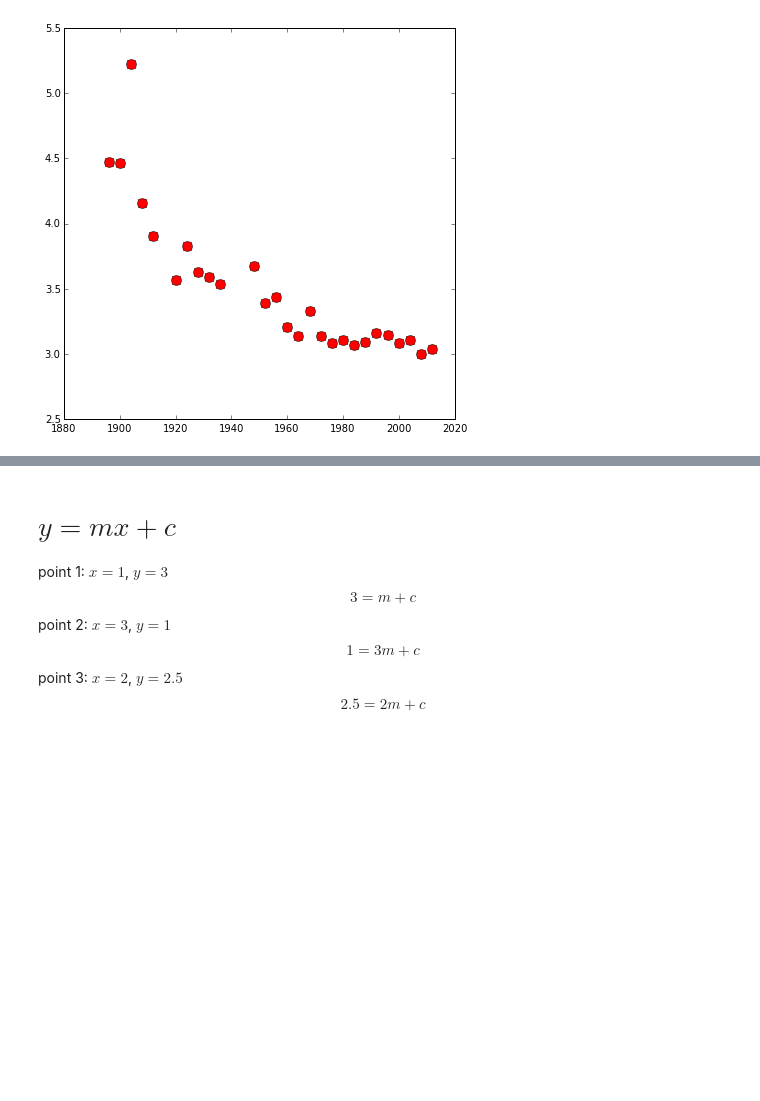
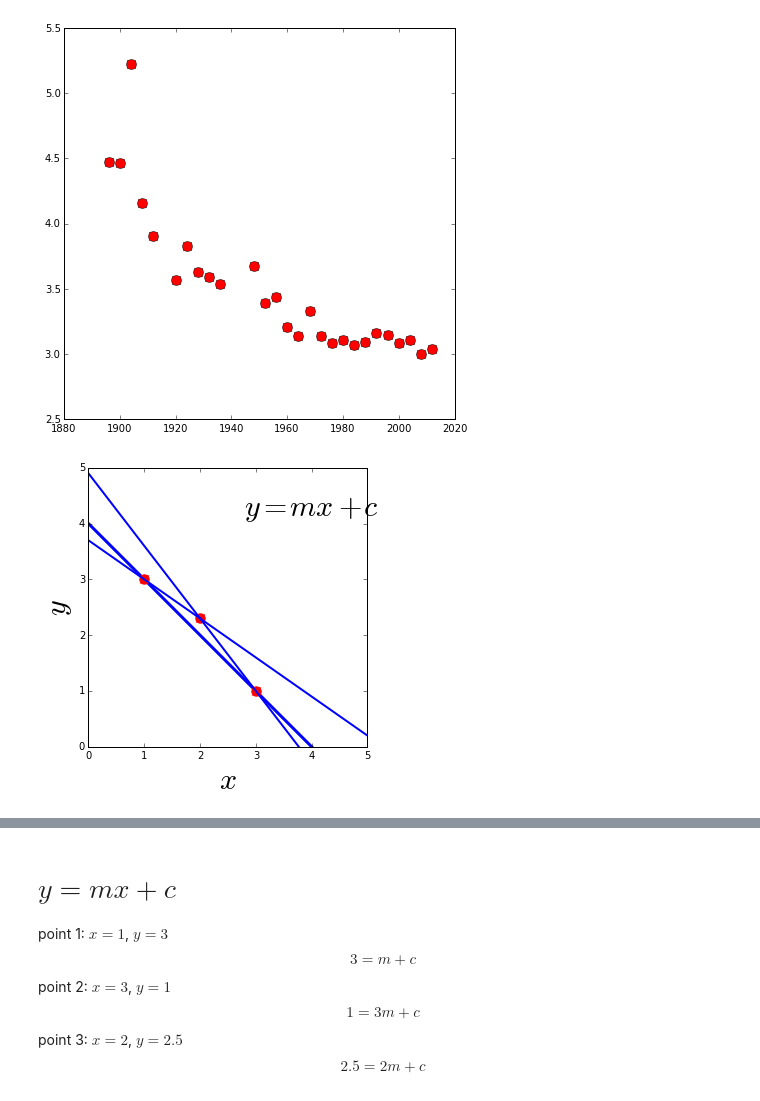
Before and after one commit to jizhihang/gpss, a Jupyter notebook: slides/gaussian_processes.ipynb, the cells around one changed output, grey strips where cells are left out. Drawn from its saved outputs; the diff is of its cells as text; code cells hidden in the pictures; blank space fills up the shorter version.

```diff
--- a/slides/gaussian_processes.ipynb
+++ b/slides/gaussian_processes.ipynb
@@ -52,6 +52,10 @@ ax.plot(data['X'], data['Y'], 'ro',markersize=10)
 # %% [output]
 [<matplotlib.lines.Line2D at 0x...>]
 [figure]
+# %%
+plot.over_determined_system()
+# %% [output]
+[figure, added]
 # %% [markdown]
 # Overdetermined System
 
```
Also changed, not shown: parts of 2 cells of this notebook, 10 other files.
